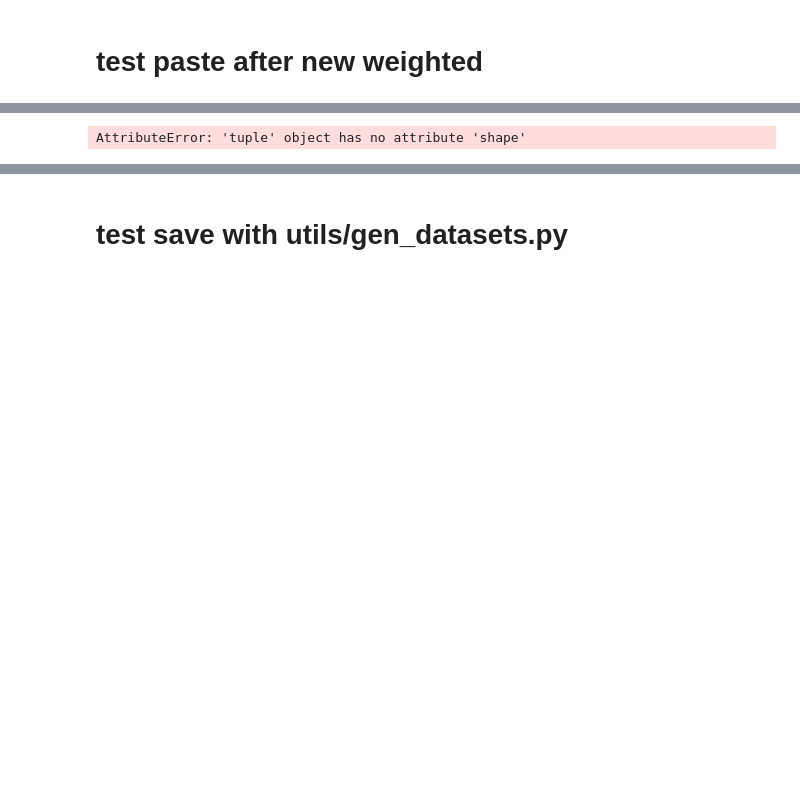
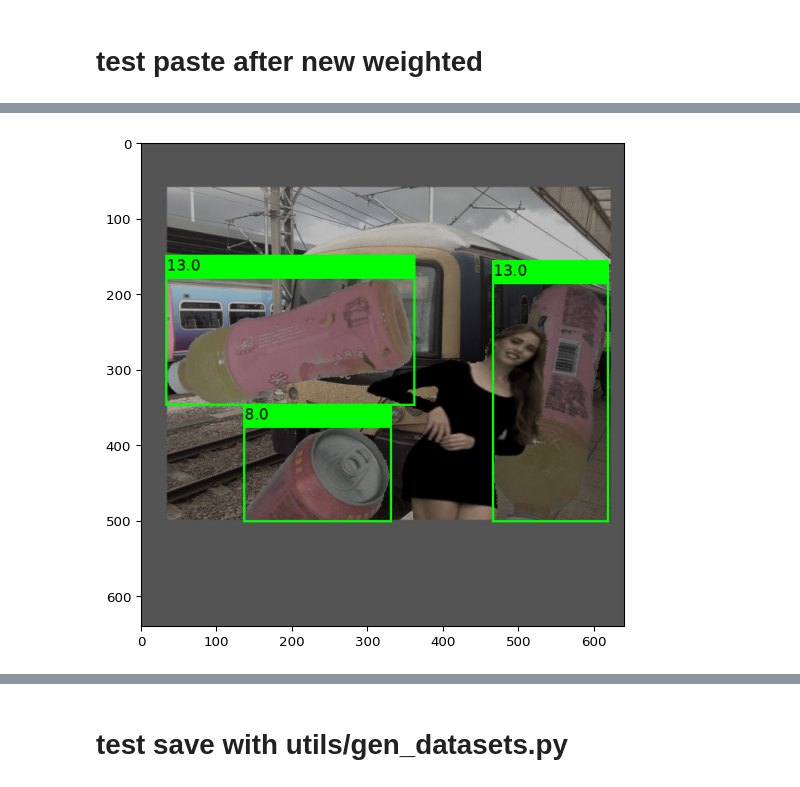
Before and after one commit to cysilkron/temp_yolo, a Jupyter notebook: paste_product/test_paste-merged_ds.ipynb, the cells around one changed output, grey strips where cells are left out. Drawn from its saved outputs; the diff is of its cells as text; code cells hidden in the pictures; blank space fills up the shorter version.

Commit message:
test_paste-merged based on train and val loader of data yaml

```diff
--- a/paste_product/test_paste-merged_ds.ipynb
+++ b/paste_product/test_paste-merged_ds.ipynb
@@ -212,5 +193,6 @@ load_args = {'augment': True,
 # %%
-train_loader = LoadImagesAndLabels(**load_args)
+back_img_path = (yaml_dir/'train_images.txt')
+train_loader = LoadImagesAndLabels(**get_load_args(back_img_path))
 torch_img, labels_out, img_file, shapes = train_loader[6]
 # %% [output]
 loading annotations into memory...
@@ -227,2 +209,6 @@ Done (t=0.08s)
 creating index...
 index created!
+# %%
+back_img_path = (yaml_dir/'val_images.txt')
+val_loader = LoadImagesAndLabels(**get_load_args(back_img_path))
+torch_img, labels_out, img_file, shapes = train_loader[6]
@@ -229,6 +229,6 @@ index created!
 # %%
 im_to_plot = img_out_2_showable(torch_img)
 labels_xyxy = labels_2_plotable(labels_out, torch_img)
-show_bb(im_to_plot, labels_xyxy)
+iu.show_bb(im_to_plot, labels_xyxy, has_cls_id=True, size=3)
 # %% [output]
-AttributeError: 'tuple' object has no attribute 'shape'
+[figure, added]
```
Also changed, not shown: parts of 10 cells of this notebook, 2 other files.
